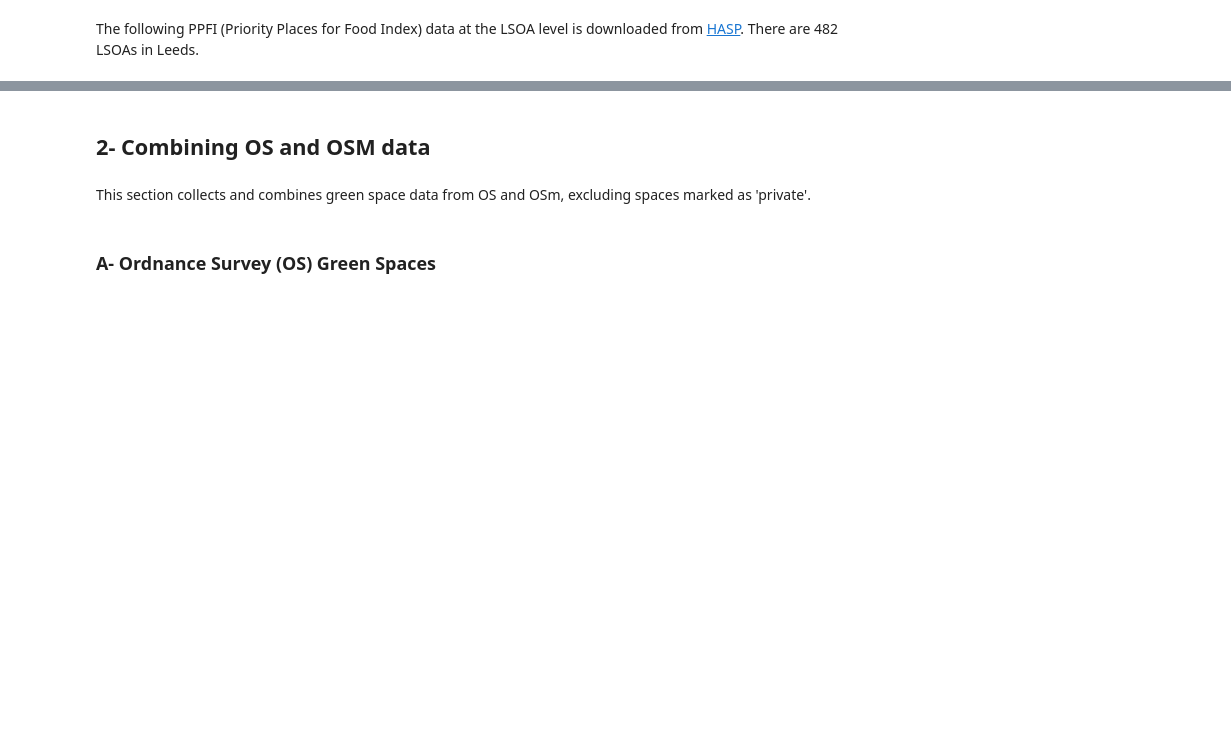
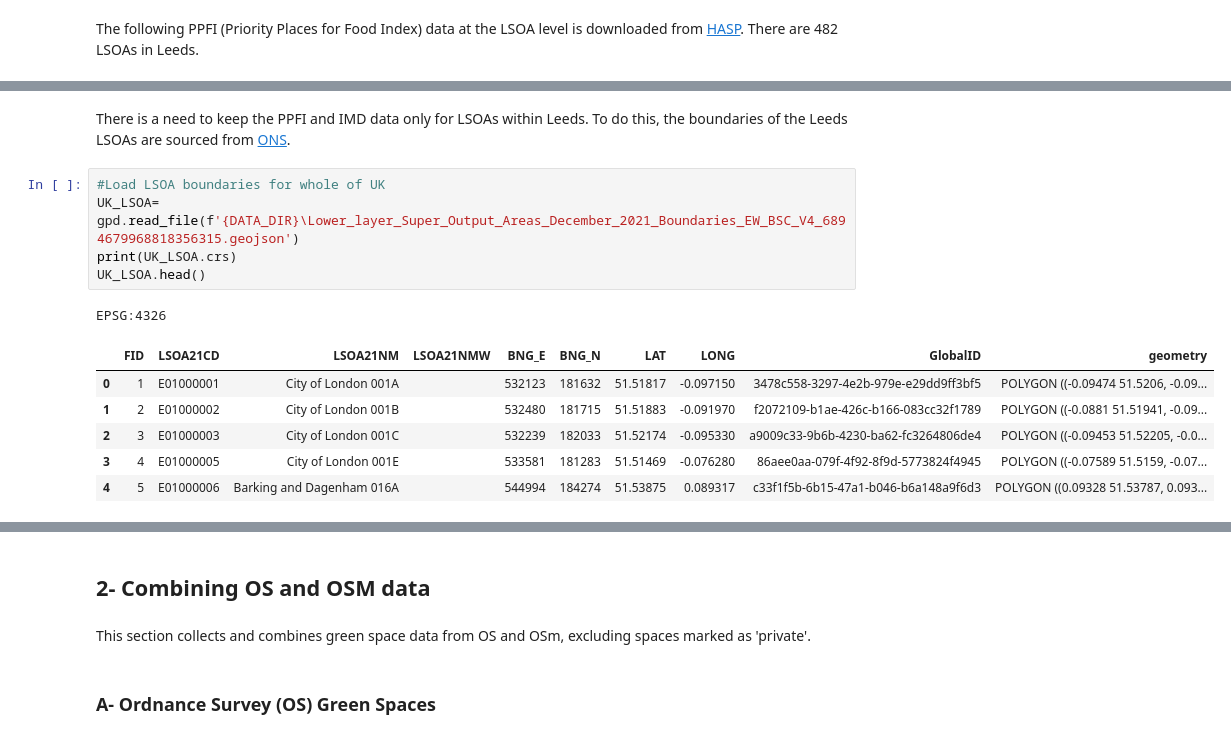
Before and after one commit to MarionC749/LIDA-SEEDS, a Jupyter notebook: Data_Processing/3-SEEDS_potentialCGS_search.ipynb, the cells around one changed output, grey strips where cells are left out. Drawn from its saved outputs; the diff is of its cells as text; blank space fills up the shorter version.

```diff
--- a/Data_Processing/3-SEEDS_potentialCGS_search.ipynb
+++ b/Data_Processing/3-SEEDS_potentialCGS_search.ipynb
@@ -644,0 +451,15 @@ Leeds_PPFI_IMD.to_file((os.path.join(workspace_path, "Data", "Processed_Data", "
+# %% [markdown]
+There is a need to keep the PPFI and IMD data only for LSOAs within Leeds. To do this, the boundaries of the Leeds LSOAs are sourced from [ONS](https://geoportal.statistics.gov.uk/datasets/ons::lower-layer-super-output-areas-december-2021-boundaries-ew-bsc-v4-2/about).
+# %%
+#Load LSOA boundaries for whole of UK
+UK_LSOA= gpd.read_file(f'{DATA_DIR}\Lower_layer_Super_Output_Areas_December_2021_Boundaries_EW_BSC_V4_6894679968818356315.geojson')
+print(UK_LSOA.crs)
+UK_LSOA.head()
+# %% [output]
+EPSG:4326
+|  | FID | LSOA21CD | LSOA21NM | LSOA21NMW | BNG_E | BNG_N | LAT | LONG | GlobalID | geometry |
+| 0 | 1 | E01000001 | City of London 001A |  | 532123 | 181632 | 51.51817 | -0.097150 | 3478c558-3297-4e2b-979e-e29dd9ff3bf5 | POLYGON ((-0.09474 51.5206, -0.09... |
+| 1 | 2 | E01000002 | City of London 001B |  | 532480 | 181715 | 51.51883 | -0.091970 | f2072109-b1ae-426c-b166-083cc32f1789 | POLYGON ((-0.0881 51.51941, -0.09... |
+| 2 | 3 | E01000003 | City of London 001C |  | 532239 | 182033 | 51.52174 | -0.095330 | a9009c33-9b6b-4230-ba62-fc3264806de4 | POLYGON ((-0.09453 51.52205, -0.0... |
+| 3 | 4 | E01000005 | City of London 001E |  | 533581 | 181283 | 51.51469 | -0.076280 | 86aee0aa-079f-4f92-8f9d-5773824f4945 | POLYGON ((-0.07589 51.5159, -0.07... |
+| 4 | 5 | E01000006 | Barking and Dagenham 016A |  | 544994 | 184274 | 51.53875 | 0.089317 | c33f1f5b-6b15-47a1-b046-b6a148a9f6d3 | POLYGON ((0.09328 51.53787, 0.093... |
```
Also changed, not shown: parts of 28 cells of this notebook, 9 other files.
